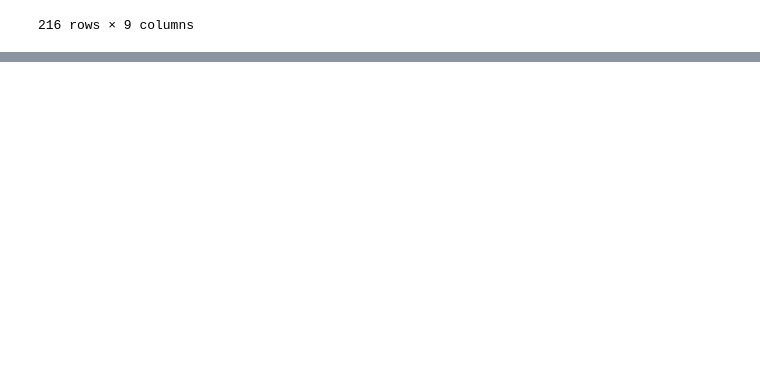
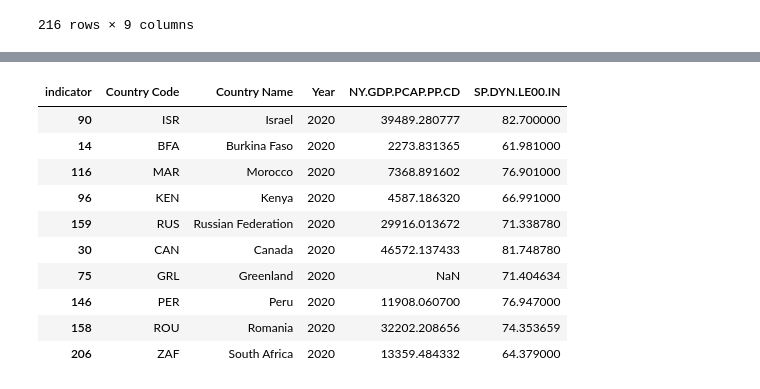
Before and after one commit to arthik1699/DATA690_Data_Visulaization_Statistics, a Jupyter notebook: Assignment-07/Untitled1.ipynb, the cells around one changed output, grey strips where cells are left out. Cells and saved outputs as stored; diff of their text form; code cells hidden in the pictures; blank space fills up the shorter version.

```diff
--- a/Assignment-07/Untitled1.ipynb
+++ b/Assignment-07/Untitled1.ipynb
@@ -186,0 +322,4 @@ ValueError: ignored
+# %%
+df_9 = df_8[["Year",	"value",	"indicator",	"Country Code",	"Country Name"]]
+
+df_9.sample(5)
@@ -186,0 +333,17 @@ ValueError: ignored
+# %%
+# Converting the data frame to a pivot table to make the plotting easy
+df_10 = pd.pivot_table(df_9, values = 'value', index=['Country Code', 'Country Name','Year'], columns = 'indicator').reset_index()
+
+df_10.sample(10)
+# %% [output]
+| indicator | Country Code | Country Name | Year | NY.GDP.PCAP.PP.CD | SP.DYN.LE00.IN |
+| 90 | ISR | Israel | 2020 | 39489.280777 | 82.700000 |
+| 14 | BFA | Burkina Faso | 2020 | 2273.831365 | 61.981000 |
+| 116 | MAR | Morocco | 2020 | 7368.891602 | 76.901000 |
+| 96 | KEN | Kenya | 2020 | 4587.186320 | 66.991000 |
+| 159 | RUS | Russian Federation | 2020 | 29916.013672 | 71.338780 |
+| 30 | CAN | Canada | 2020 | 46572.137433 | 81.748780 |
+| 75 | GRL | Greenland | 2020 | NaN | 71.404634 |
+| 146 | PER | Peru | 2020 | 11908.060700 | 76.947000 |
+| 158 | ROU | Romania | 2020 | 32202.208656 | 74.353659 |
+| 206 | ZAF | South Africa | 2020 | 13359.484332 | 64.379000 |
```
Also changed, not shown: parts of 35 cells of this notebook.
